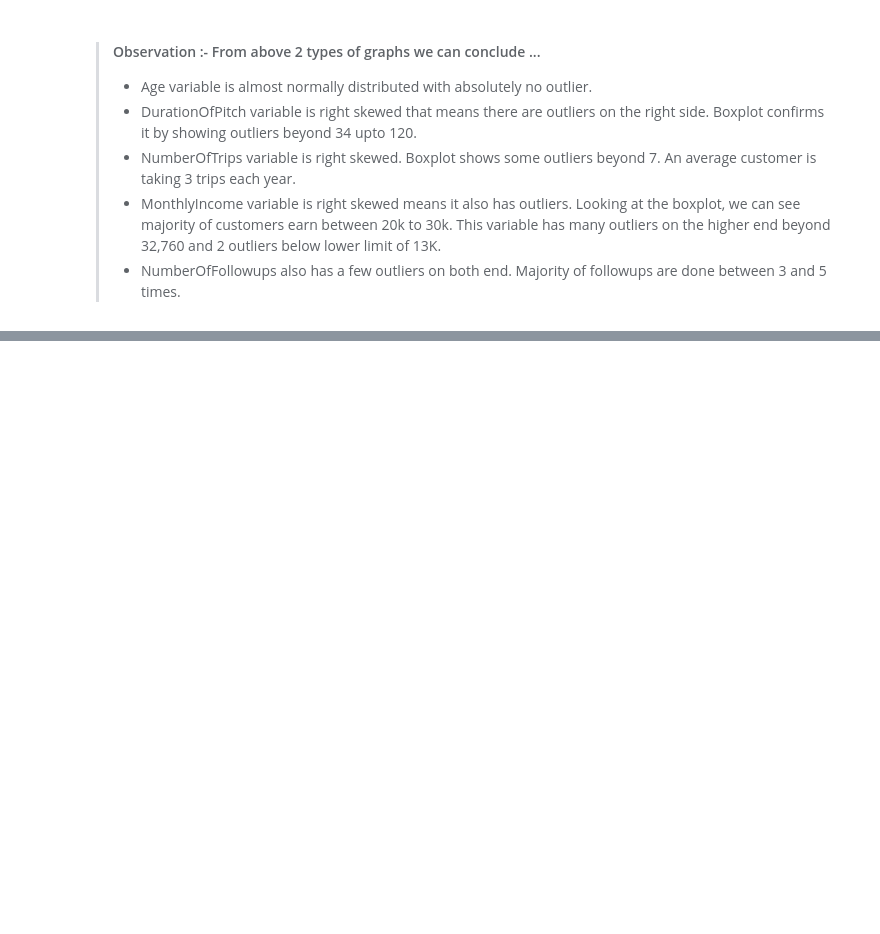
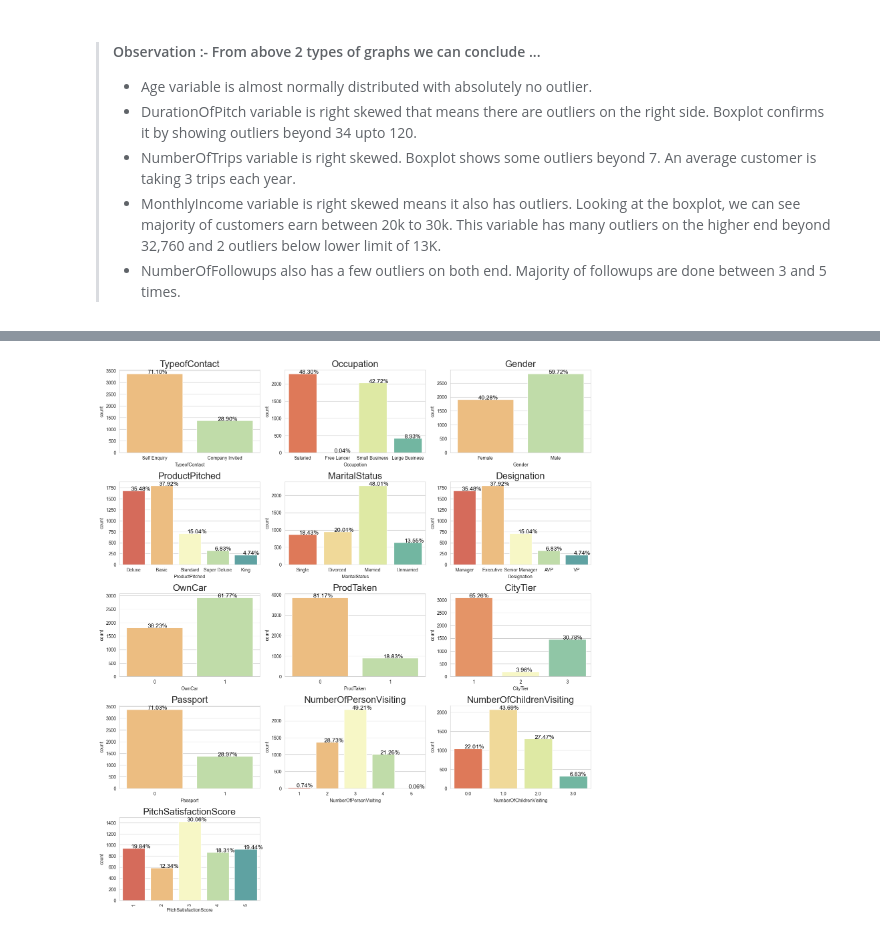
Before and after one commit to HimGos/ineuron_advance_assignments, a Jupyter notebook: Travel Dataset - EDA & FE/EDA.ipynb, the cells around one changed output, grey strips where cells are left out. Drawn from its saved outputs; the diff is of its cells as text; code cells hidden in the pictures; blank space fills up the shorter version.

```diff
--- a/Travel Dataset - EDA & FE/EDA.ipynb
+++ b/Travel Dataset - EDA & FE/EDA.ipynb
@@ -662,0 +595,7 @@ df["Age"] = np.where(df["Age"] >75, median,df['Age'])
+# %%
+cat_col = df.select_dtypes(exclude=np.number).columns.tolist()
+other = ['OwnCar', 'ProdTaken', 'CityTier', 'Passport','NumberOfPersonVisiting', 'NumberOfChildrenVisiting', 'PitchSatisfactionScore']
+for i in other:
+    cat_col.append(i)
+
+cat_col
@@ -662,0 +616,17 @@ df["Age"] = np.where(df["Age"] >75, median,df['Age'])
+# %%
+plt.figure(figsize=(15,60))
+for i in range(len(cat_col)):     #creating a loop that will show the plots for the columns in one plot
+    plt.subplot(18,3,i+1)
+    ax=sns.countplot(df[cat_col[i]],palette='Spectral')
+    plt.tight_layout()
+    plt.title(cat_col[i],fontsize=20)
+    total = len (df[cat_col[i]])
+    for p in ax.patches:
+        percentage = '{:.2f}%'.format(100 * p.get_height()/total) # percentage of each class of the category
+        x = p.get_x() + (p.get_width() / 2)-0.1  # width of the plot
+        y = p.get_y() + p.get_height()           # hieght of the plot
+        ax.annotate(percentage, (x, y), size = 12.5,color='black') # To annonate
+plt.xticks(rotation=90)
+plt.show();
+# %% [output]
+[figure, added]
```
Also changed, not shown: parts of 62 cells of this notebook.
